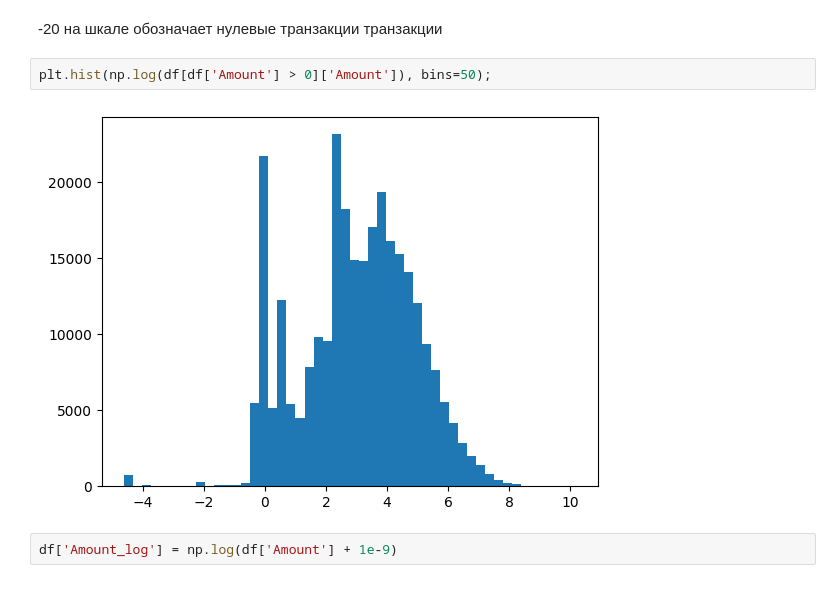
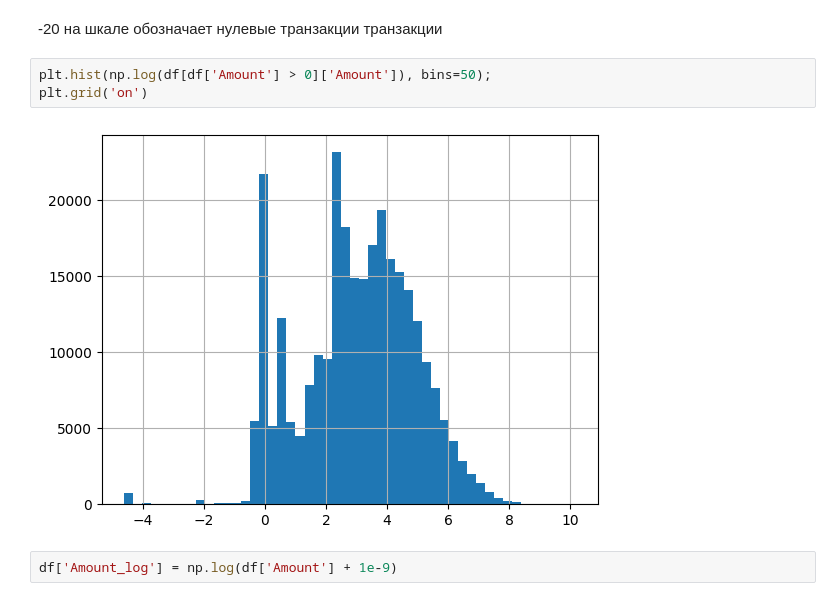
Before and after one commit to nokiroki/Coursework_copy, a Jupyter notebook: notebooks/EDA.ipynb, the cells around one changed output. Saved outputs shown, nothing was run; the diff lists cells and outputs as text.

```diff
--- a/notebooks/EDA.ipynb
+++ b/notebooks/EDA.ipynb
@@ -46,8 +46,9 @@ plt.hist(np.log(df['Amount'] + 1e-9), bins=50);
 -20 на шкале обозначает нулевые транзакции транзакции
 # %%
 plt.hist(np.log(df[df['Amount'] > 0]['Amount']), bins=50);
+plt.grid('on')
 # %% [output]
-[figure, old version]
+[figure, new version]
 # %%
 df['Amount_log'] = np.log(df['Amount'] + 1e-9)
 # %%
```
Also changed, not shown: parts of 2 cells of this notebook, 1 other file.
